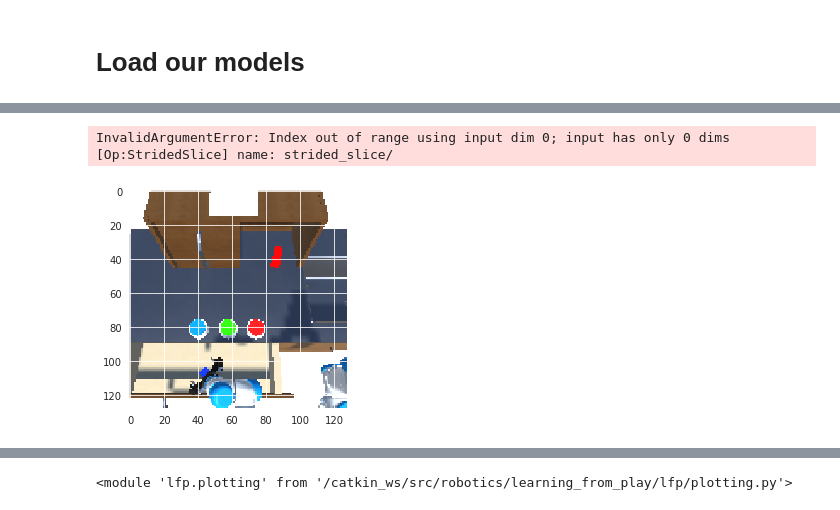
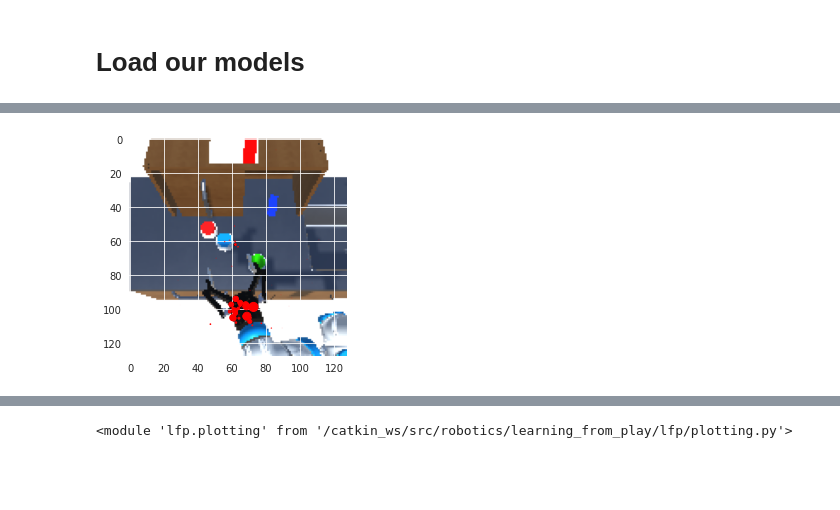
Before and after one commit to sholtodouglas/learning_from_play, a Jupyter notebook: notebooks/Deploy-Unity.ipynb, the cells around one changed output, grey strips where cells are left out. Cells and saved outputs as stored; diff of their text form; code cells hidden in the pictures; blank space fills up the shorter version.

```diff
--- a/notebooks/Deploy-Unity.ipynb
+++ b/notebooks/Deploy-Unity.ipynb
@@ -413,11 +439,20 @@ plt.show()
 labelled_dl = lfp.data.labelled_dl(batch_size=200, include_images = args.images, sim = args.sim)
 labelled_ds = iter(labelled_dl.load(labelled_dl.extract(TEST_DATA_PATHS)))
 big_lang_batch = labelled_ds.next()
-# %%
-x= labelled_ds.next()['imgs'][0,0]
-plt.imshow(x)
-keypoints = tf.squeeze(cnn(x[tf.newaxis,:])[1])*128
-plt.scatter(keypoints[:,0], keypoints[:,1])
-# %% [output]
-InvalidArgumentError: Index out of range using input dim 0; input has only 0 dims [Op:StridedSlice] name: strided_slice/
-[figure, removed]
+# %%
+from IPython.display import display, clear_output
+batch = labelled_ds.next()
+
+def plot_keypoints(cnn, imgs, seq_len):
+    for i in range(0, seq_len):
+
+        sh = imgs[i]
+        plt.imshow(sh)
+        keypoints = tf.squeeze(cnn(sh[tf.newaxis,:])[1])*sh.shape[1]
+        plt.scatter(keypoints[:,1], keypoints[:,2], s=keypoints[:,0], c='r')
+        plt.show()
+        clear_output(wait=True)
+
+plot_keypoints(cnn, batch['imgs'][0], batch['seq_lens'][0])
+# %% [output]
+[figure, added]
```
Also changed, not shown: parts of 10 cells of this notebook, 5 other files.
